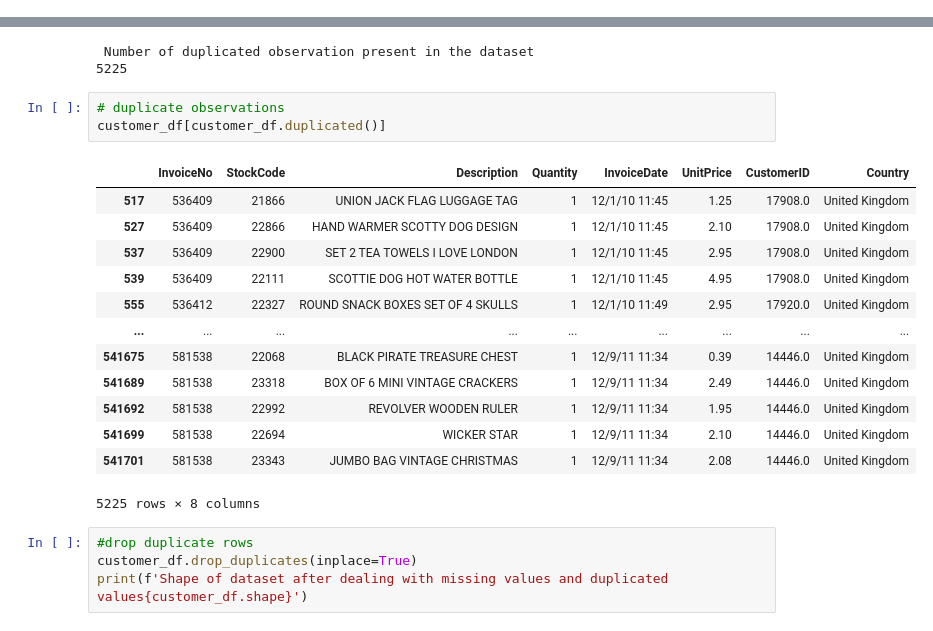
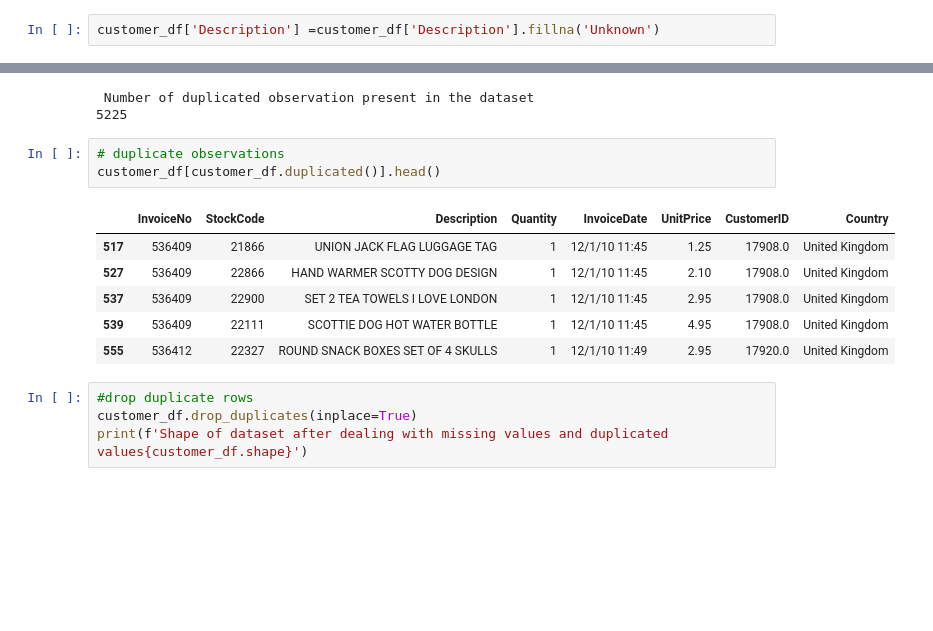
Before and after one commit to pavi-1994/retail_customer_segmentation_capstone_project, a Jupyter notebook: retail_customer_segmentation_capstone_project.ipynb, the cells around one changed output, grey strips where cells are left out. Drawn from its saved outputs; the diff is of its cells as text; blank space fills up the shorter version.

```diff
--- a/retail_customer_segmentation_capstone_project.ipynb
+++ b/retail_customer_segmentation_capstone_project.ipynb
@@ -193,3 +195,5 @@ customer_df[customer_df.CustomerID.isnull()].head()
+# %%
+customer_df['Description'] =customer_df['Description'].fillna('Unknown')
 # %%
 #drop nan values
 customer_df.dropna(inplace=True)
@@ -224,21 +228,14 @@ print(f' Number of duplicated observation present in the dataset\n{customer_df.d
 5225
 # %%
 # duplicate observations
-customer_df[customer_df.duplicated()]
+customer_df[customer_df.duplicated()].head()
 # %% [output]
 |  | InvoiceNo | StockCode | Description | Quantity | InvoiceDate | UnitPrice | CustomerID | Country |
 | 517 | 536409 | 21866 | UNION JACK FLAG LUGGAGE TAG | 1 | 12/1/10 11:45 | 1.25 | 17908.0 | United Kingdom |
 | 527 | 536409 | 22866 | HAND WARMER SCOTTY DOG DESIGN | 1 | 12/1/10 11:45 | 2.10 | 17908.0 | United Kingdom |
 | 537 | 536409 | 22900 | SET 2 TEA TOWELS I LOVE LONDON | 1 | 12/1/10 11:45 | 2.95 | 17908.0 | United Kingdom |
 | 539 | 536409 | 22111 | SCOTTIE DOG HOT WATER BOTTLE | 1 | 12/1/10 11:45 | 4.95 | 17908.0 | United Kingdom |
 | 555 | 536412 | 22327 | ROUND SNACK BOXES SET OF 4 SKULLS | 1 | 12/1/10 11:49 | 2.95 | 17920.0 | United Kingdom |
-| ... | ... | ... | ... | ... | ... | ... | ... | ... |
-| 541675 | 581538 | 22068 | BLACK PIRATE TREASURE CHEST | 1 | 12/9/11 11:34 | 0.39 | 14446.0 | United Kingdom |
-| 541689 | 581538 | 23318 | BOX OF 6 MINI VINTAGE CRACKERS | 1 | 12/9/11 11:34 | 2.49 | 14446.0 | United Kingdom |
-| 541692 | 581538 | 22992 | REVOLVER WOODEN RULER | 1 | 12/9/11 11:34 | 1.95 | 14446.0 | United Kingdom |
-| 541699 | 581538 | 22694 | WICKER STAR | 1 | 12/9/11 11:34 | 2.10 | 14446.0 | United Kingdom |
-| 541701 | 581538 | 23343 | JUMBO BAG VINTAGE CHRISTMAS | 1 | 12/9/11 11:34 | 2.08 | 14446.0 | United Kingdom |
-5225 rows × 8 columns
 # %%
 #drop duplicate rows
 customer_df.drop_duplicates(inplace=True)
```
Also changed, not shown: parts of 21 cells of this notebook.
